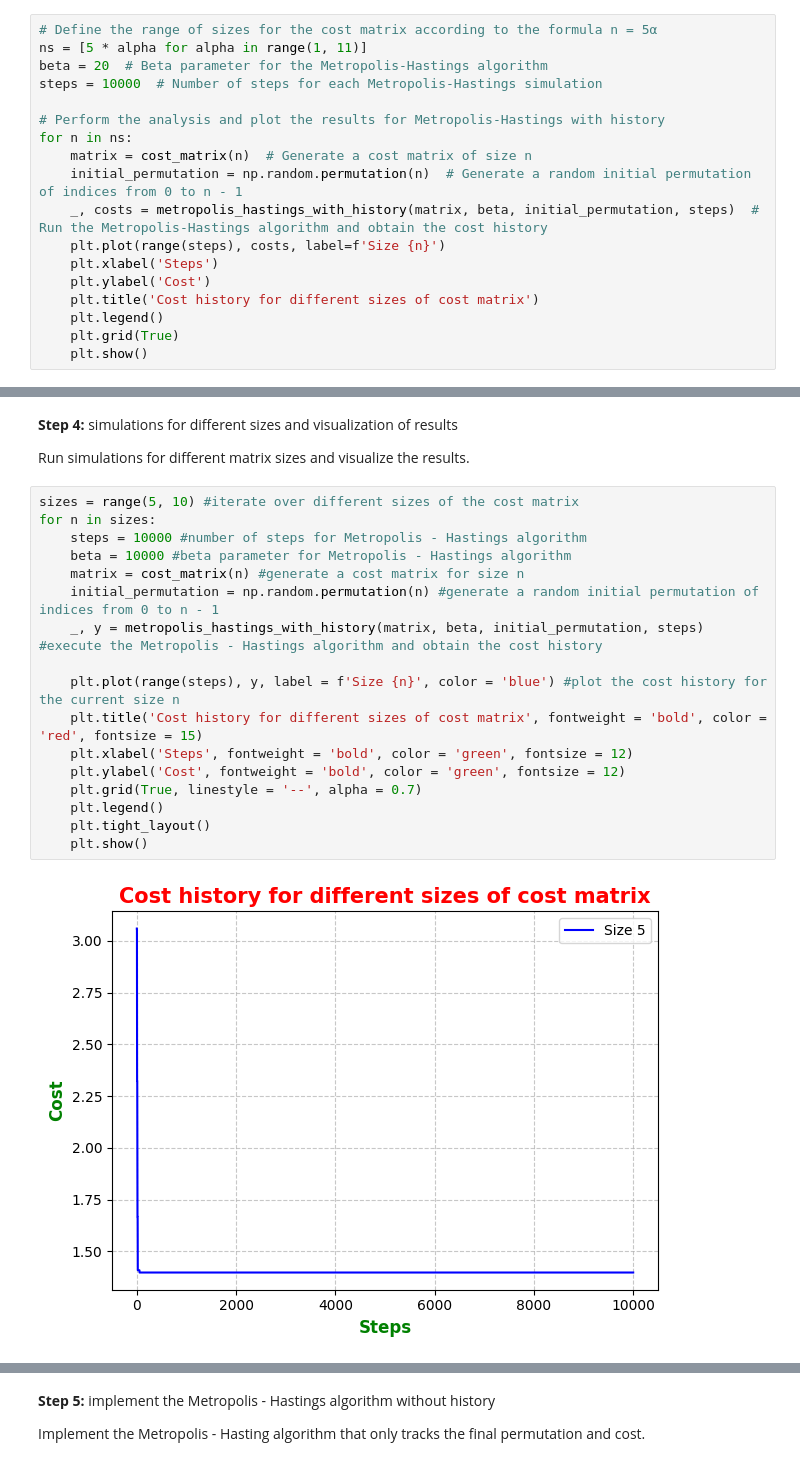
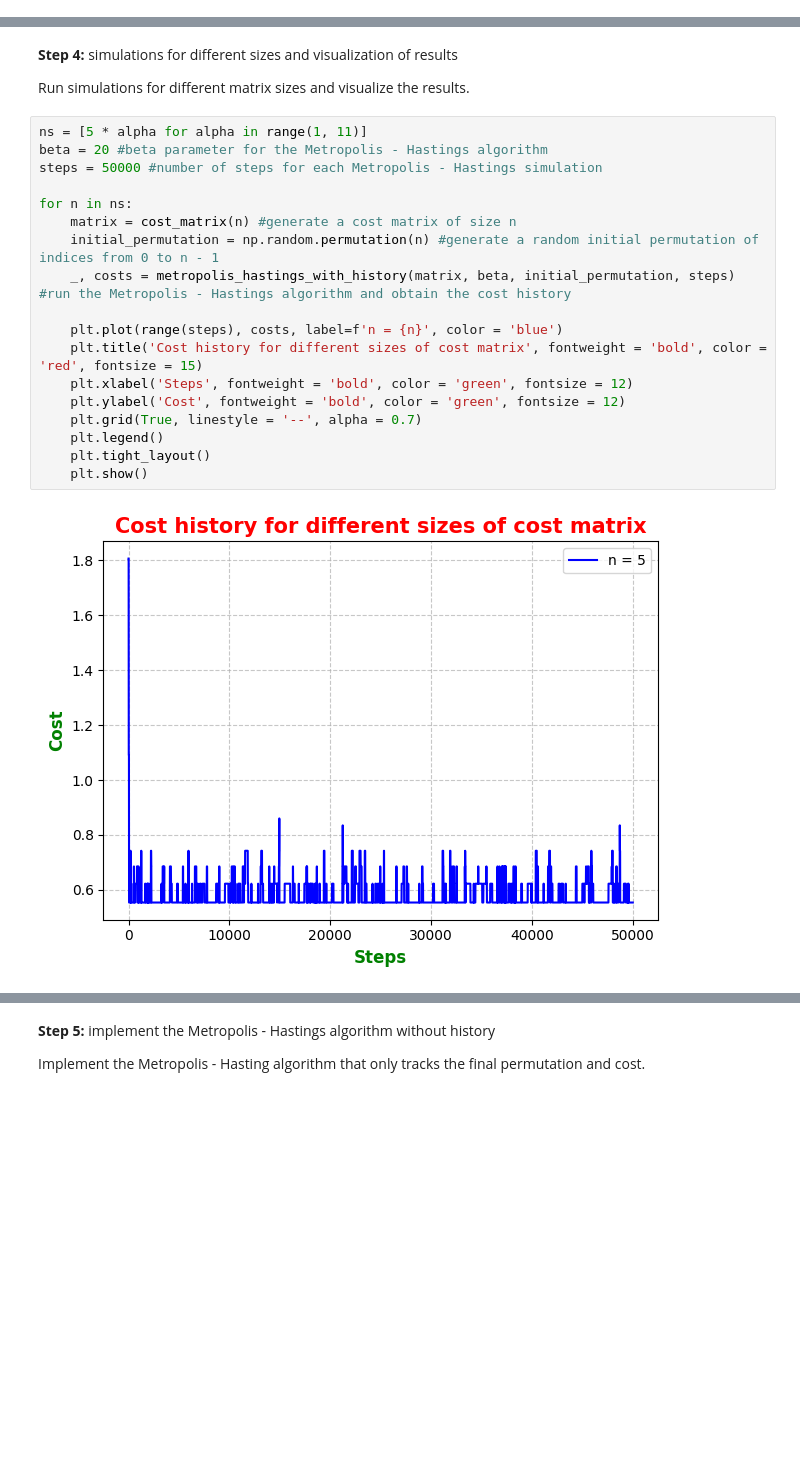
Before and after one commit to letizialanza01/Probability_for_DS_project, a Jupyter notebook: Probability_project.ipynb, the cells around one changed output, grey strips where cells are left out. Cells and saved outputs as stored; diff of their text form; blank space fills up the shorter version.

```diff
--- a/Probability_project.ipynb
+++ b/Probability_project.ipynb
@@ -61,18 +58,0 @@ def metropolis_hastings_with_history(cost_matrix, beta, initial_permutation, ste
-# %%
-# Define the range of sizes for the cost matrix according to the formula n = 5α
-ns = [5 * alpha for alpha in range(1, 11)]
-beta = 20  # Beta parameter for the Metropolis-Hastings algorithm
-steps = 10000  # Number of steps for each Metropolis-Hastings simulation
-
-# Perform the analysis and plot the results for Metropolis-Hastings with history
-for n in ns:
-    matrix = cost_matrix(n)  # Generate a cost matrix of size n
-    initial_permutation = np.random.permutation(n)  # Generate a random initial permutation of indices from 0 to n - 1
-    _, costs = metropolis_hastings_with_history(matrix, beta, initial_permutation, steps)  # Run the Metropolis-Hastings algorithm and obtain the cost history
-    plt.plot(range(steps), costs, label=f'Size {n}')
-    plt.xlabel('Steps')
-    plt.ylabel('Cost')
-    plt.title('Cost history for different sizes of cost matrix')
-    plt.legend()
-    plt.grid(True)
-    plt.show()
@@ -92,21 +61,22 @@ for n in ns:
 
 Run simulations for different matrix sizes and visualize the results.
 # %%
-sizes = range(5, 10) #iterate over different sizes of the cost matrix
-for n in sizes:
-    steps = 10000 #number of steps for Metropolis - Hastings algorithm
-    beta = 10000 #beta parameter for Metropolis - Hastings algorithm
-    matrix = cost_matrix(n) #generate a cost matrix for size n
+ns = [5 * alpha for alpha in range(1, 11)]
+beta = 20 #beta parameter for the Metropolis - Hastings algorithm
+steps = 50000 #number of steps for each Metropolis - Hastings simulation
+
+for n in ns:
+    matrix = cost_matrix(n) #generate a cost matrix of size n
     initial_permutation = np.random.permutation(n) #generate a random initial permutation of indices from 0 to n - 1
-    _, y = metropolis_hastings_with_history(matrix, beta, initial_permutation, steps) #execute the Metropolis - Hastings algorithm and obtain the cost history
+    _, costs = metropolis_hastings_with_history(matrix, beta, initial_permutation, steps) #run the Metropolis - Hastings algorithm and obtain the cost history
 
-    plt.plot(range(steps), y, label = f'Size {n}', color = 'blue') #plot the cost history for the current size n
+    plt.plot(range(steps), costs, label=f'n = {n}', color = 'blue')
     plt.title('Cost history for different sizes of cost matrix', fontweight = 'bold', color = 'red', fontsize = 15)
     plt.xlabel('Steps', fontweight = 'bold', color = 'green', fontsize = 12)
     plt.ylabel('Cost', fontweight = 'bold', color = 'green', fontsize = 12)
     plt.grid(True, linestyle = '--', alpha = 0.7)
     plt.legend()
     plt.tight_layout()
     plt.show()
 # %% [output]
-[figure, old version]
+[figure, new version]
```
Also changed, not shown: parts of 16 cells of this notebook.
